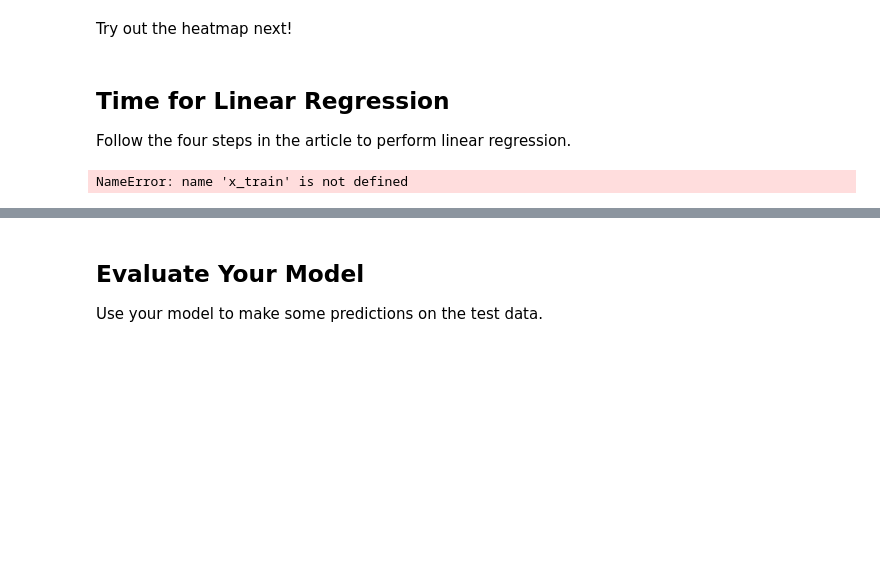
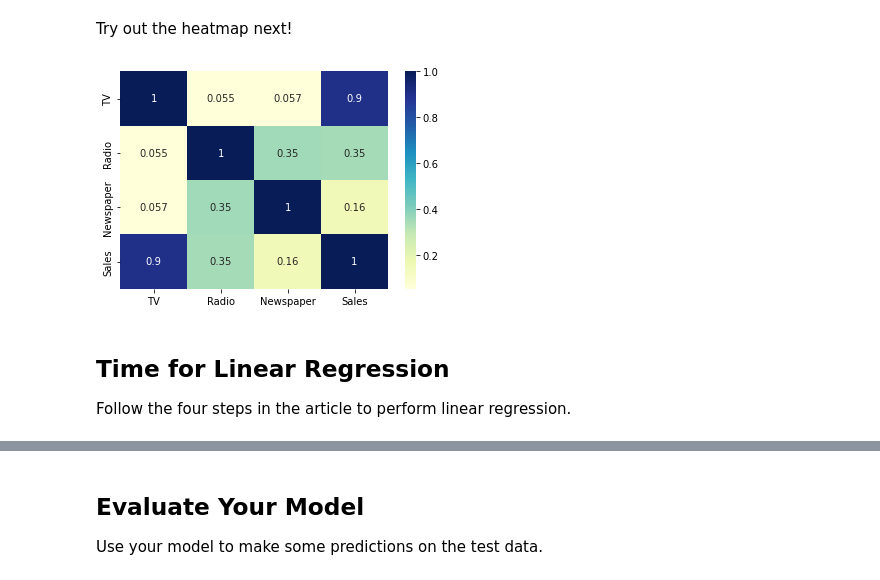
Before and after one commit to dbhaley/Data-modeling-pt-2exercises, a Jupyter notebook: linear-regression.ipynb, the cells around one changed output, grey strips where cells are left out. Cells and saved outputs as stored; diff of their text form; code cells hidden in the pictures; blank space fills up the shorter version.

```diff
--- a/linear-regression.ipynb
+++ b/linear-regression.ipynb
@@ -51,8 +87,10 @@ NameError: name 'advertising' is not defined
 # %% [markdown]
 Try out the heatmap next!
 # %%
-sns.heatmap(advertising.corr(), cmap="Y1GnBu", annot = True)
+sns.heatmap(advertising.corr(), cmap="YlGnBu", annot = True)
 plt.show()
+# %% [output]
+[figure, added]
 # %% [markdown]
 ## Time for Linear Regression
 
@@ -65,6 +103,5 @@ y = advertising['Sales']
 # Step 2 is to create your train and test sets
 #splitting the values for training and testing
 from sklearn.model_selection import train_test_split
-x_train, x_test, y_train, y_test - train_test_split(x,y,train_size = 0.7, test_size = 0.3, random_state = 100)
+X_train, X_test, y_train, y_test = train_test_split(X, y, train_size = 0.7,
+                                                    test_size = 0.3, random_state = 100)
-# %% [output]
-NameError: name 'x_train' is not defined
```
Also changed, not shown: parts of 27 cells of this notebook, 2 other files.
